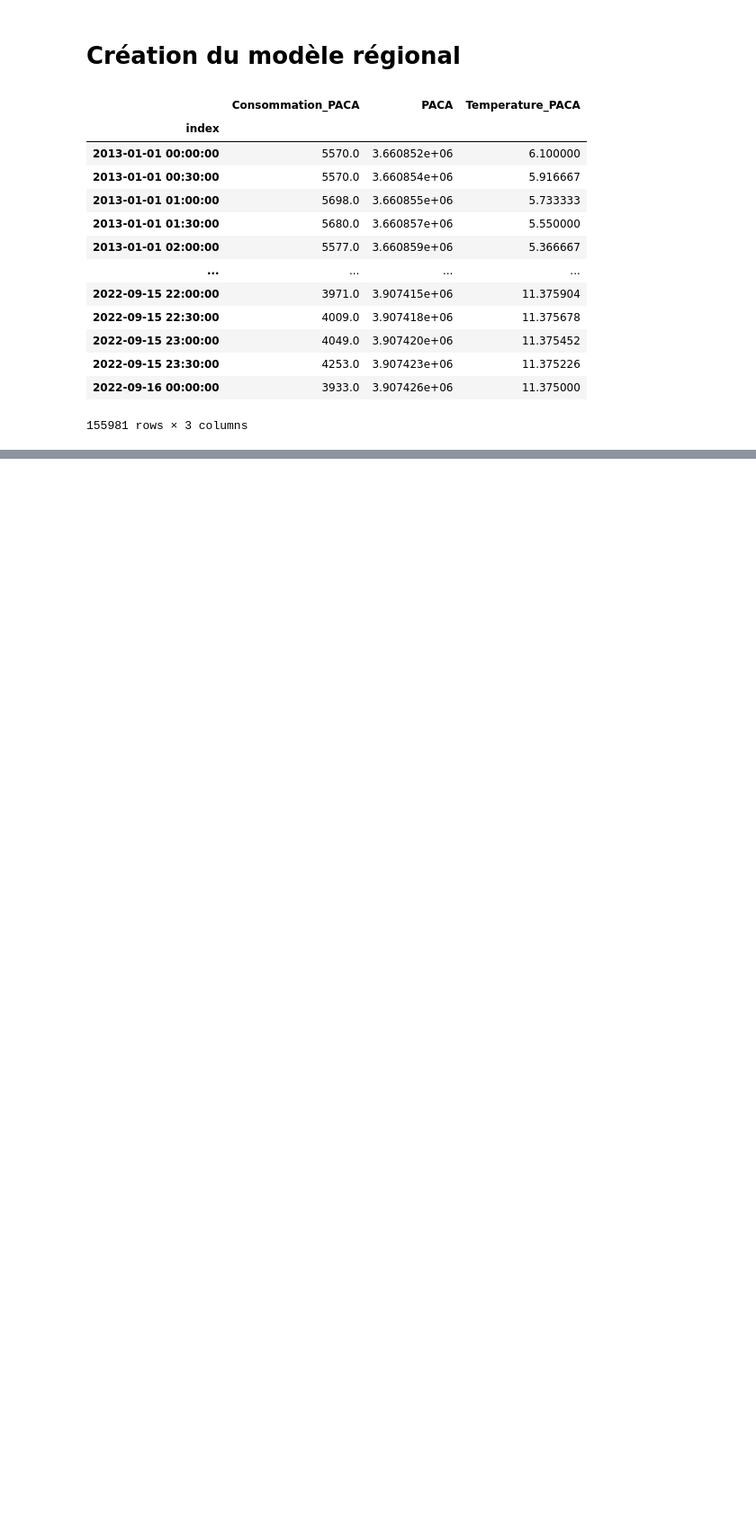
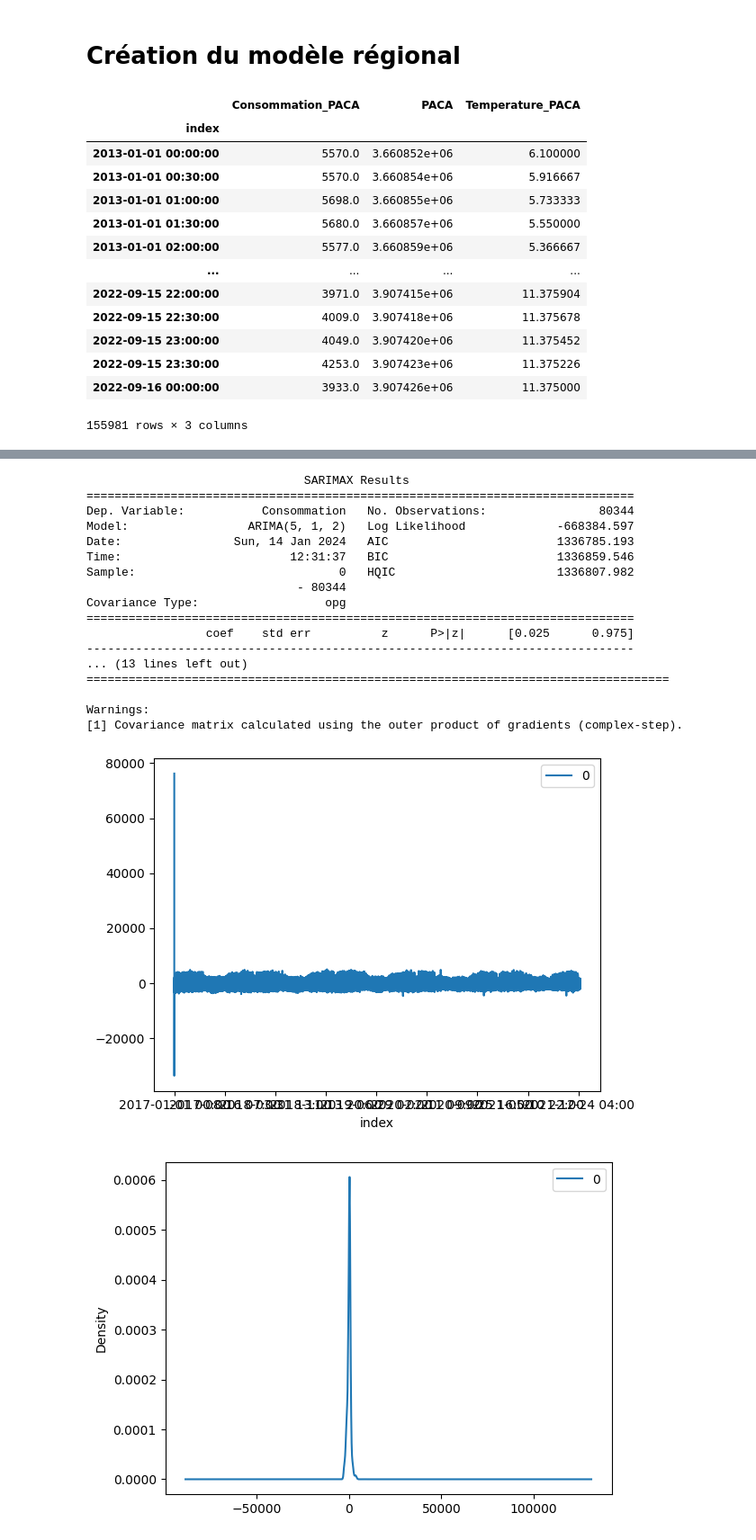
Before and after one commit to FeckNeck/temporal-data-analysis, a Jupyter notebook: index.ipynb, the cells around one changed output, grey strips where cells are left out. Shown: that part at 90% size. Cells and saved outputs as stored; diff of their text form; code cells hidden in the pictures; blank space fills up the shorter version.

```diff
--- a/index.ipynb
+++ b/index.ipynb
@@ -671,7 +694,22 @@ plt.show()
 # %%
 #transform model in time series
+#from statsmodels.tsa.seasonal import seasonal_decompose
+#from matplotlib import pyplot
+#result = seasonal_decompose(train_conso["Consommation"], model="additive", period=365)
+#result.plot()
+#pyplot.show()
 from statsmodels.tsa.seasonal import seasonal_decompose
-from matplotlib import pyplot
-result = seasonal_decompose(train_conso["Consommation"], model="additive", period=365)
-result.plot()
-pyplot.show()
+from dateutil.parser import parse
+
+# Multiplicative Decomposition
+multiplicative_decomposition = seasonal_decompose(train["Consommation"], model='multiplicative', period=30)
+
+# Additive Decomposition
+additive_decomposition = seasonal_decompose(train["Consommation"], model='additive', period=30)
+
+# Plot
+plt.rcParams.update({'figure.figsize': (16,12)})
+multiplicative_decomposition.plot().suptitle('Multiplicative Decomposition', fontsize=16)
+plt.tight_layout(rect=[0, 0.03, 1, 0.95])
+
+plt.show()
@@ -677,0 +760,36 @@ pyplot.show()
+# %%
+from statsmodels.tsa.arima.model import ARIMA
+# fit model
+model = ARIMA(train["Consommation"], order=(5,1,2))
+model_fit = model.fit()
+# summary of fit model
+print(model_fit.summary())
+# line plot of residuals
+residuals = pd.DataFrame(model_fit.resid)
+residuals.plot()
+pyplot.show()
+# density plot of residuals
+residuals.plot(kind='kde')
+pyplot.show()
+# summary stats of residuals
+print(residuals.describe())
+# %% [output]
+                               SARIMAX Results
+==============================================================================
+Dep. Variable:           Consommation   No. Observations:                80344
+Model:                 ARIMA(5, 1, 2)   Log Likelihood             -668384.597
+Date:                Sun, 14 Jan 2024   AIC                        1336785.193
+Time:                        12:31:37   BIC                        1336859.546
+Sample:                             0   HQIC                       1336807.982
+                              - 80344
+Covariance Type:                  opg
+==============================================================================
+                 coef    std err          z      P>|z|      [0.025      0.975]
+------------------------------------------------------------------------------
+... (13 lines left out)
+===================================================================================
+
+Warnings:
+[1] Covariance matrix calculated using the outer product of gradients (complex-step).
+[figure, added]
+[figure, added]
```
Also changed, not shown: parts of 20 cells of this notebook.
